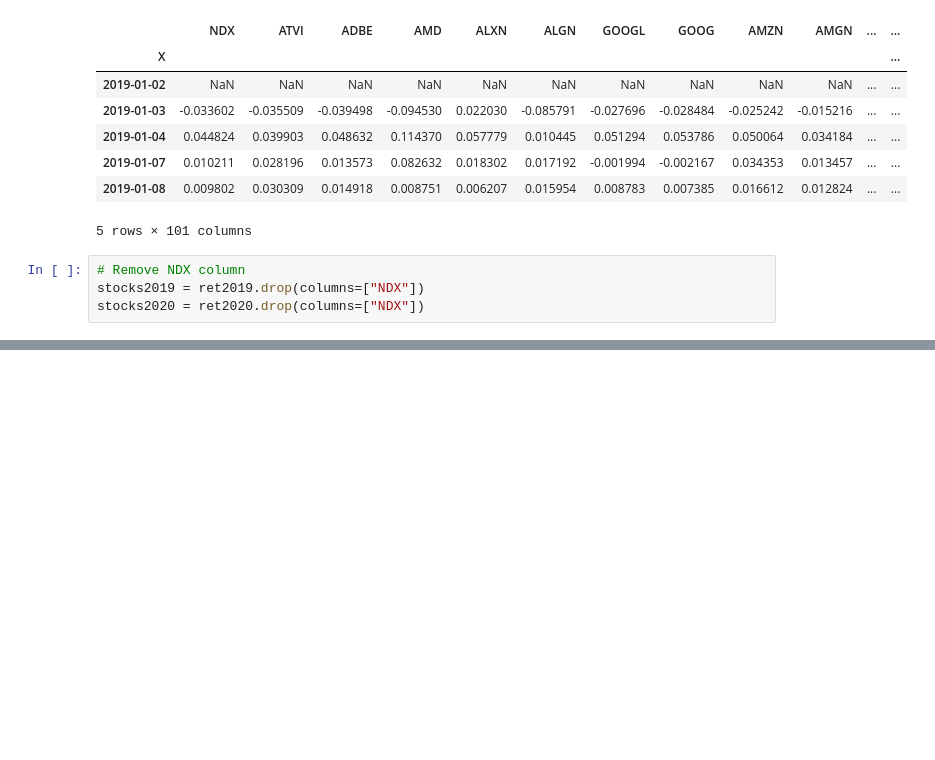
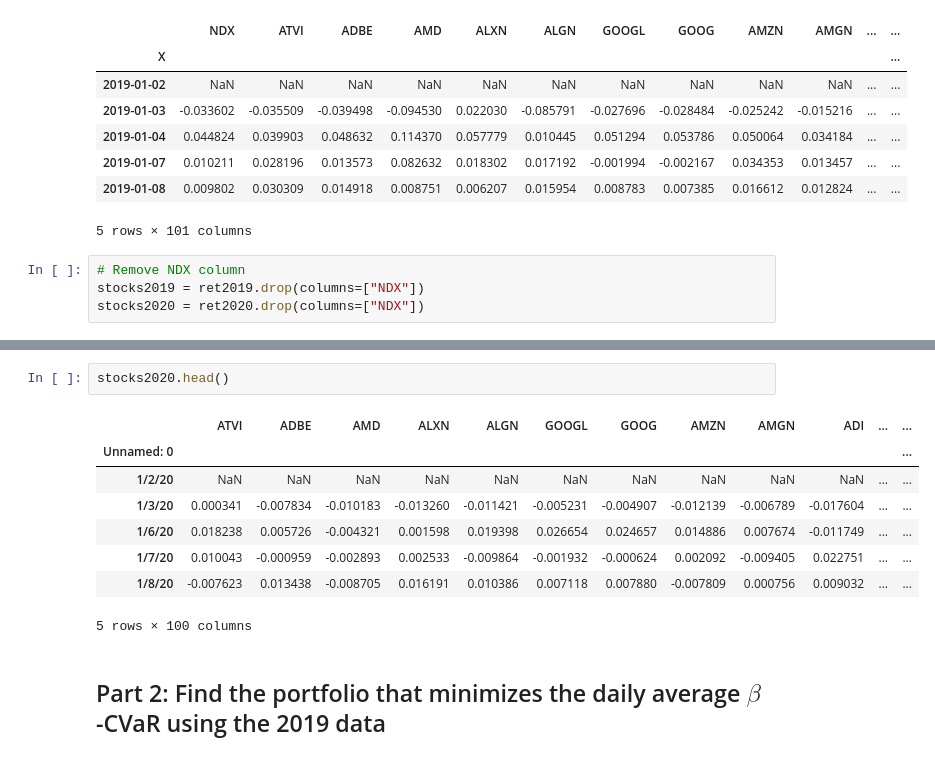
Before and after one commit to kristenlowe/cvar-optimized-portfolios, a Jupyter notebook: cvar-optimized-portfolios.ipynb, the cells around one changed output, grey strips where cells are left out. Cells and saved outputs as stored; diff of their text form; blank space fills up the shorter version.

Commit message:
data preprocessing

```diff
--- a/cvar-optimized-portfolios.ipynb
+++ b/cvar-optimized-portfolios.ipynb
@@ -48,0 +61,13 @@ stocks2020 = ret2020.drop(columns=["NDX"])
+# %%
+stocks2020.head()
+# %% [output]
+|  | ATVI | ADBE | AMD | ALXN | ALGN | GOOGL | GOOG | AMZN | AMGN | ADI | ... | ... |
+| Unnamed: 0 |  |  |  |  |  |  |  |  |  |  |  | ... |
+| 1/2/20 | NaN | NaN | NaN | NaN | NaN | NaN | NaN | NaN | NaN | NaN | ... | ... |
+| 1/3/20 | 0.000341 | -0.007834 | -0.010183 | -0.013260 | -0.011421 | -0.005231 | -0.004907 | -0.012139 | -0.006789 | -0.017604 | ... | ... |
+| 1/6/20 | 0.018238 | 0.005726 | -0.004321 | 0.001598 | 0.019398 | 0.026654 | 0.024657 | 0.014886 | 0.007674 | -0.011749 | ... | ... |
+| 1/7/20 | 0.010043 | -0.000959 | -0.002893 | 0.002533 | -0.009864 | -0.001932 | -0.000624 | 0.002092 | -0.009405 | 0.022751 | ... | ... |
+| 1/8/20 | -0.007623 | 0.013438 | -0.008705 | 0.016191 | 0.010386 | 0.007118 | 0.007880 | -0.007809 | 0.000756 | 0.009032 | ... | ... |
+5 rows × 100 columns
+# %% [markdown]
+## Part 2: Find the portfolio that minimizes the daily average $\beta$-CVaR using the 2019 data
```
Also changed, not shown: parts of 2 cells of this notebook.
